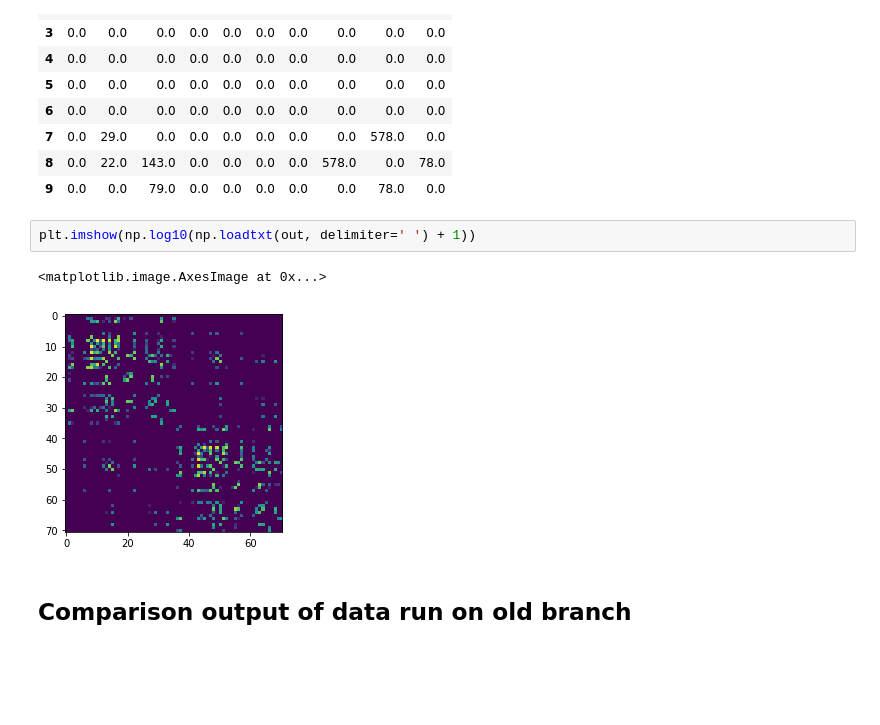
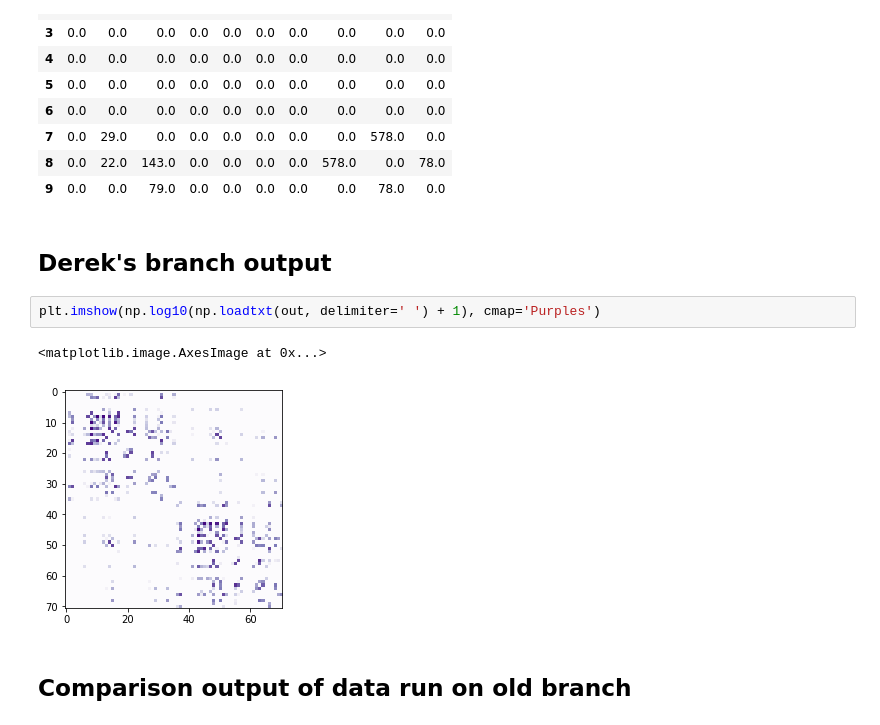
Before and after one commit to neurodata/aloftus, a Jupyter notebook: current-dev.ipynb, the cells around one changed output. Saved outputs shown, nothing was run; the diff lists cells and outputs as text; blank space fills up the shorter version.

Commit message:
cmap for plot

```diff
--- a/current-dev.ipynb
+++ b/current-dev.ipynb
@@ -24,11 +24,13 @@ out_df.iloc[:10, :10]
 | 7 | 0.0 | 29.0 | 0.0 | 0.0 | 0.0 | 0.0 | 0.0 | 0.0 | 578.0 | 0.0 |
 | 8 | 0.0 | 22.0 | 143.0 | 0.0 | 0.0 | 0.0 | 0.0 | 578.0 | 0.0 | 78.0 |
 | 9 | 0.0 | 0.0 | 79.0 | 0.0 | 0.0 | 0.0 | 0.0 | 0.0 | 78.0 | 0.0 |
+# %% [markdown]
+## Derek's branch output
 # %%
-plt.imshow(np.log10(np.loadtxt(out, delimiter=' ') + 1))
+plt.imshow(np.log10(np.loadtxt(out, delimiter=' ') + 1), cmap='Purples')
 # %% [output]
 <matplotlib.image.AxesImage at 0x...>
-[figure, old version]
+[figure, new version]
 # %% [markdown]
 ## Comparison output of data run on old branch
 # %%
```
